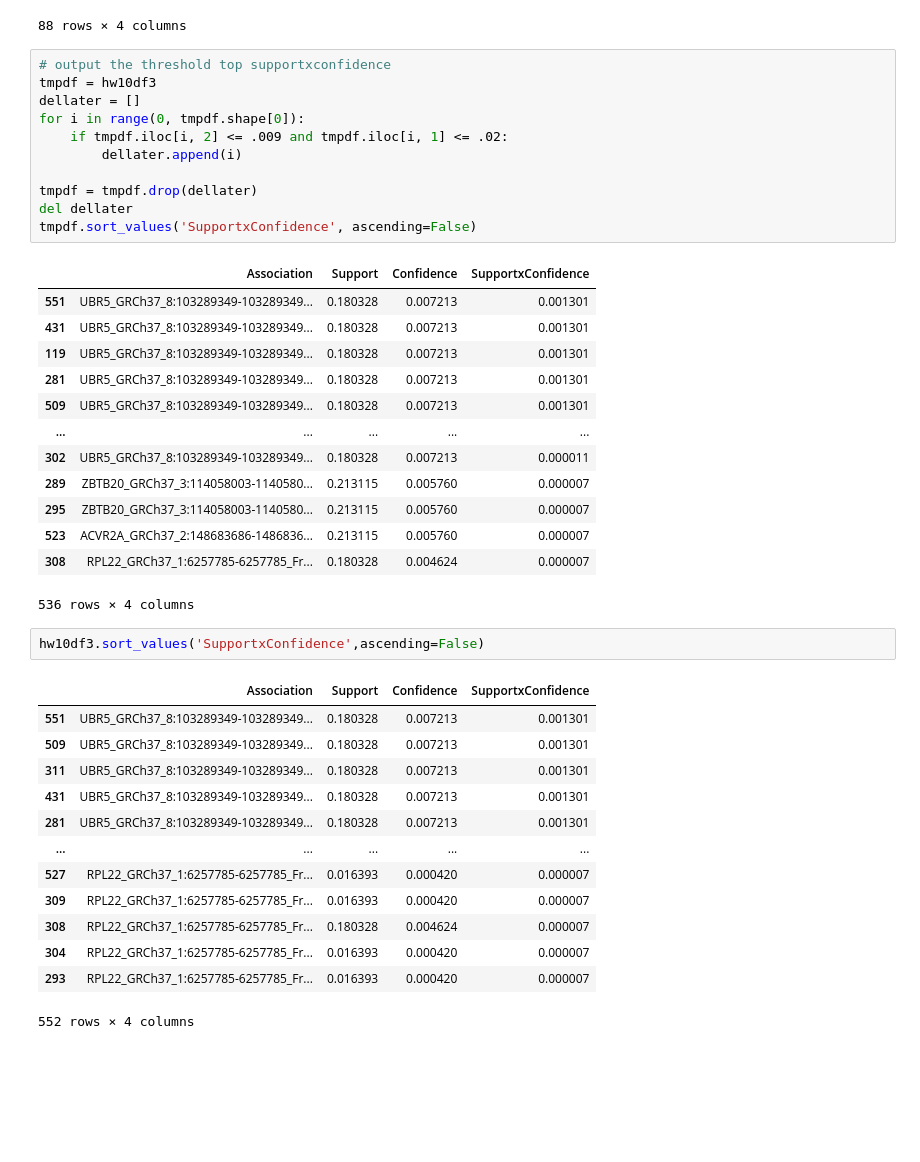
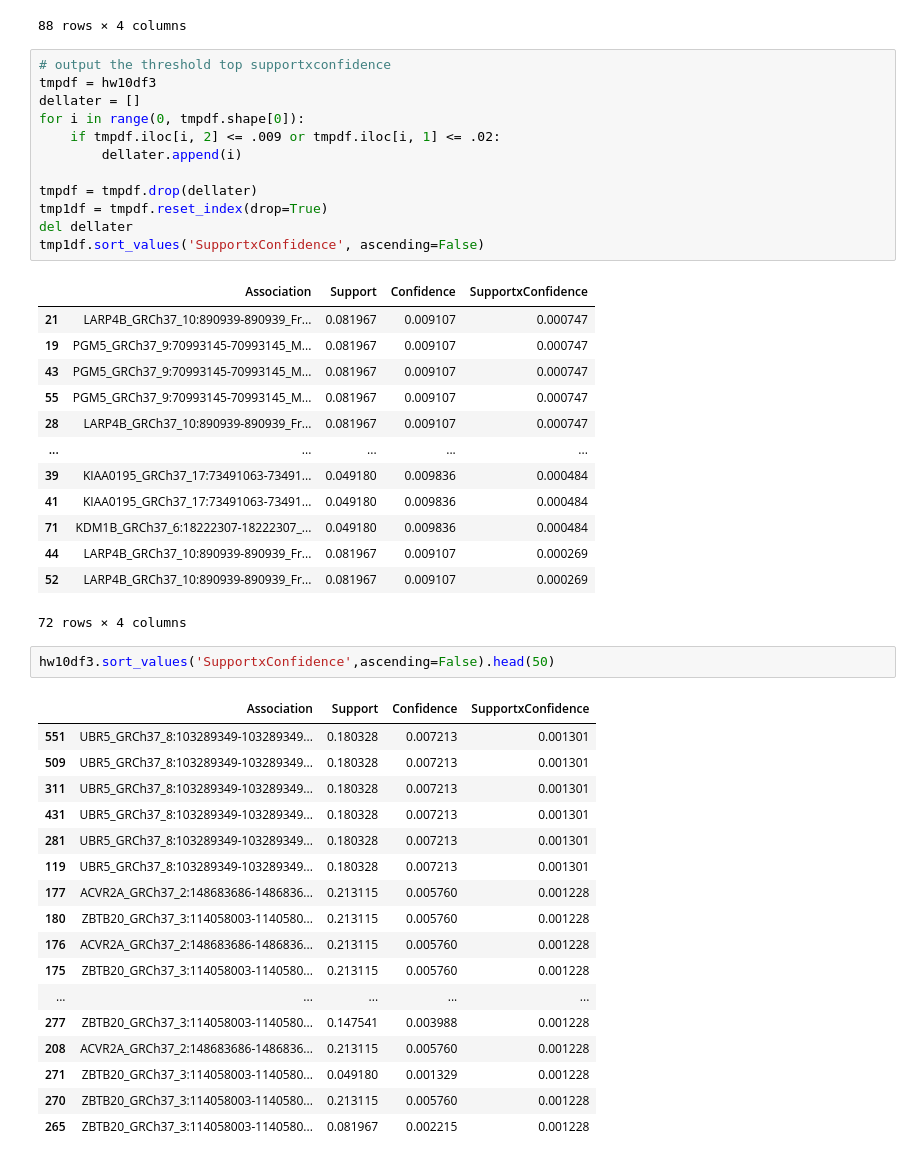
Before and after one commit to ajstein51/CS4170, a Jupyter notebook: main.ipynb, the cells around one changed output. Saved outputs shown, nothing was run; the diff lists cells and outputs as text; blank space fills up the shorter version.

```diff
--- a/main.ipynb
+++ b/main.ipynb
@@ -2907,30 +2905,31 @@ tmpdf
 # %%
 # output the threshold top supportxconfidence
 tmpdf = hw10df3
 dellater = []
 for i in range(0, tmpdf.shape[0]):
-    if tmpdf.iloc[i, 2] <= .009 and tmpdf.iloc[i, 1] <= .02:
+    if tmpdf.iloc[i, 2] <= .009 or tmpdf.iloc[i, 1] <= .02:
         dellater.append(i)
 
 tmpdf = tmpdf.drop(dellater)
+tmp1df = tmpdf.reset_index(drop=True)
 del dellater
-tmpdf.sort_values('SupportxConfidence', ascending=False)
+tmp1df.sort_values('SupportxConfidence', ascending=False)
 # %% [output]
 |  | Association | Support | Confidence | SupportxConfidence |
-| 551 | UBR5_GRCh37_8:103289349-103289349... | 0.180328 | 0.007213 | 0.001301 |
-| 431 | UBR5_GRCh37_8:103289349-103289349... | 0.180328 | 0.007213 | 0.001301 |
-| 119 | UBR5_GRCh37_8:103289349-103289349... | 0.180328 | 0.007213 | 0.001301 |
-| 281 | UBR5_GRCh37_8:103289349-103289349... | 0.180328 | 0.007213 | 0.001301 |
-| 509 | UBR5_GRCh37_8:103289349-103289349... | 0.180328 | 0.007213 | 0.001301 |
+| 21 | LARP4B_GRCh37_10:890939-890939_Fr... | 0.081967 | 0.009107 | 0.000747 |
+| 19 | PGM5_GRCh37_9:70993145-70993145_M... | 0.081967 | 0.009107 | 0.000747 |
+| 43 | PGM5_GRCh37_9:70993145-70993145_M... | 0.081967 | 0.009107 | 0.000747 |
+| 55 | PGM5_GRCh37_9:70993145-70993145_M... | 0.081967 | 0.009107 | 0.000747 |
+| 28 | LARP4B_GRCh37_10:890939-890939_Fr... | 0.081967 | 0.009107 | 0.000747 |
 | ... | ... | ... | ... | ... |
-| 302 | UBR5_GRCh37_8:103289349-103289349... | 0.180328 | 0.007213 | 0.000011 |
-| 289 | ZBTB20_GRCh37_3:114058003-1140580... | 0.213115 | 0.005760 | 0.000007 |
-| 295 | ZBTB20_GRCh37_3:114058003-1140580... | 0.213115 | 0.005760 | 0.000007 |
-| 523 | ACVR2A_GRCh37_2:148683686-1486836... | 0.213115 | 0.005760 | 0.000007 |
-| 308 | RPL22_GRCh37_1:6257785-6257785_Fr... | 0.180328 | 0.004624 | 0.000007 |
+| 39 | KIAA0195_GRCh37_17:73491063-73491... | 0.049180 | 0.009836 | 0.000484 |
+| 41 | KIAA0195_GRCh37_17:73491063-73491... | 0.049180 | 0.009836 | 0.000484 |
+| 71 | KDM1B_GRCh37_6:18222307-18222307_... | 0.049180 | 0.009836 | 0.000484 |
+| 44 | LARP4B_GRCh37_10:890939-890939_Fr... | 0.081967 | 0.009107 | 0.000269 |
+| 52 | LARP4B_GRCh37_10:890939-890939_Fr... | 0.081967 | 0.009107 | 0.000269 |
-536 rows × 4 columns
+72 rows × 4 columns
 # %%
-hw10df3.sort_values('SupportxConfidence',ascending=False)
+hw10df3.sort_values('SupportxConfidence',ascending=False).head(50)
 # %% [output]
 |  | Association | Support | Confidence | SupportxConfidence |
 | 551 | UBR5_GRCh37_8:103289349-103289349... | 0.180328 | 0.007213 | 0.001301 |
@@ -2938,10 +2937,14 @@ hw10df3.sort_values('SupportxConfidence',ascending=False)
 | 311 | UBR5_GRCh37_8:103289349-103289349... | 0.180328 | 0.007213 | 0.001301 |
 | 431 | UBR5_GRCh37_8:103289349-103289349... | 0.180328 | 0.007213 | 0.001301 |
 | 281 | UBR5_GRCh37_8:103289349-103289349... | 0.180328 | 0.007213 | 0.001301 |
+| 119 | UBR5_GRCh37_8:103289349-103289349... | 0.180328 | 0.007213 | 0.001301 |
+| 177 | ACVR2A_GRCh37_2:148683686-1486836... | 0.213115 | 0.005760 | 0.001228 |
+| 180 | ZBTB20_GRCh37_3:114058003-1140580... | 0.213115 | 0.005760 | 0.001228 |
+| 176 | ACVR2A_GRCh37_2:148683686-1486836... | 0.213115 | 0.005760 | 0.001228 |
+| 175 | ZBTB20_GRCh37_3:114058003-1140580... | 0.213115 | 0.005760 | 0.001228 |
 | ... | ... | ... | ... | ... |
-| 527 | RPL22_GRCh37_1:6257785-6257785_Fr... | 0.016393 | 0.000420 | 0.000007 |
-| 309 | RPL22_GRCh37_1:6257785-6257785_Fr... | 0.016393 | 0.000420 | 0.000007 |
-| 308 | RPL22_GRCh37_1:6257785-6257785_Fr... | 0.180328 | 0.004624 | 0.000007 |
-| 304 | RPL22_GRCh37_1:6257785-6257785_Fr... | 0.016393 | 0.000420 | 0.000007 |
-| 293 | RPL22_GRCh37_1:6257785-6257785_Fr... | 0.016393 | 0.000420 | 0.000007 |
+| 277 | ZBTB20_GRCh37_3:114058003-1140580... | 0.147541 | 0.003988 | 0.001228 |
+| 208 | ACVR2A_GRCh37_2:148683686-1486836... | 0.213115 | 0.005760 | 0.001228 |
+| 271 | ZBTB20_GRCh37_3:114058003-1140580... | 0.049180 | 0.001329 | 0.001228 |
+| 270 | ZBTB20_GRCh37_3:114058003-1140580... | 0.213115 | 0.005760 | 0.001228 |
+| 265 | ZBTB20_GRCh37_3:114058003-1140580... | 0.081967 | 0.002215 | 0.001228 |
-552 rows × 4 columns
```
Also changed, not shown: parts of 14 cells of this notebook.
